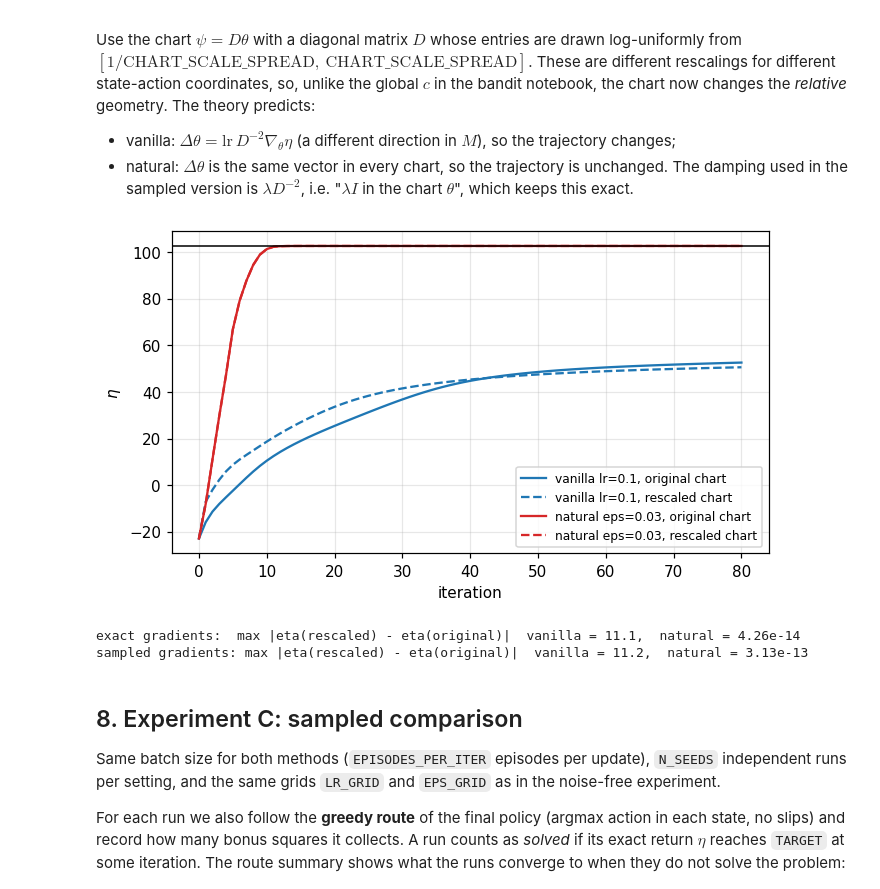
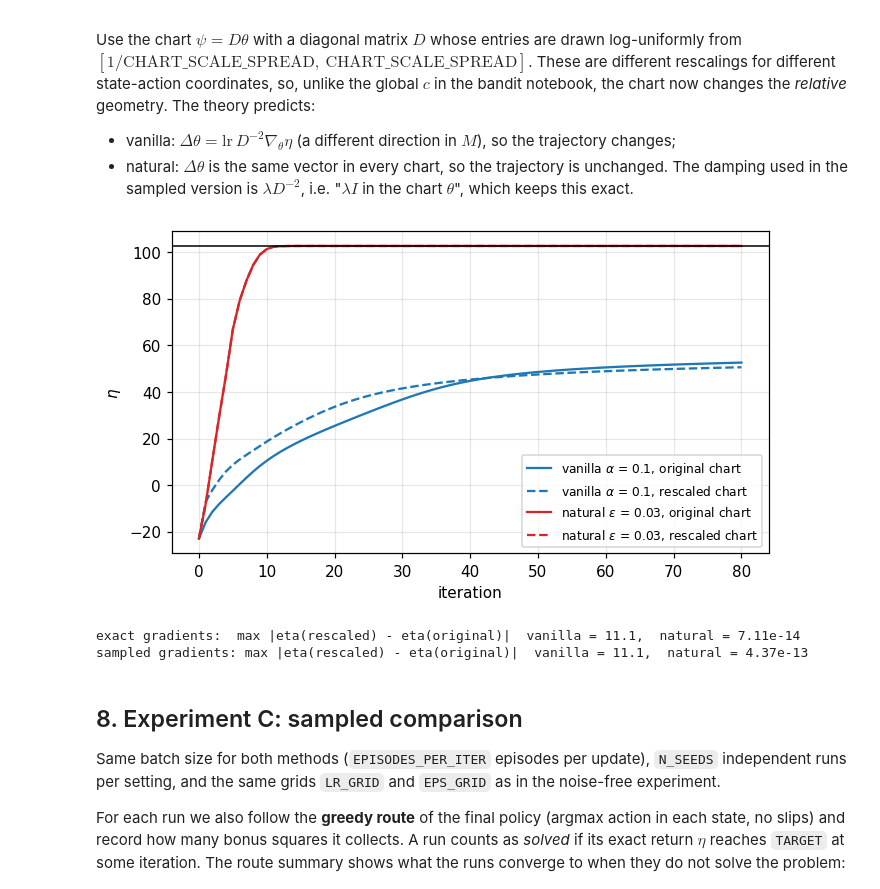
Before and after one commit to emilhauselvargha-byte/natural-policy-gradient, a Jupyter notebook: notebooks/natural_gradient_gridworld.ipynb, the cells around one changed output. Cells and saved outputs as stored; diff of their text form; code cells hidden in the pictures.

```diff
--- a/notebooks/natural_gradient_gridworld.ipynb
+++ b/notebooks/natural_gradient_gridworld.ipynb
@@ -64,7 +64,7 @@ INIT_SEED   = 0     # seed for the initial coordinates when INIT_STD > 0
 
 # ---- sampling ------------------------------------------------------------------------
 MAX_STEPS           = 1000    # episodes are cut after this many moves
-EPISODES_PER_ITER   = 3000     # episodes sampled per policy update
+EPISODES_PER_ITER   = 6000     # episodes sampled per policy update
 BASELINE            = "exact"   # "exact": subtract V^pi(s) (exact, state-only);  "none": no baseline
 
 # ---- optimisation experiments --------------------------------------------------------
@@ -80,6 +80,10 @@ MIN_EFFECTIVE_VISITS = 10.0 # shrink sampled state updates when local effective
 MAX_LOGIT_STEP = 50.0       # no update may change any coordinate theta_{s,a} by more than this (None = no cap).
                             # Safeguard for near-deterministic policies, where the KL-budget step size blows up.
 SUCCESS_FRAC = 0.95         # "solved" = reaching eta_init + SUCCESS_FRAC * (eta_star - eta_init)
+
+def hp_label(m):
+    """Plot label of the hyperparameter of a method: alpha (learning rate) for vanilla, epsilon (KL budget) for natural."""
+    return r"$\alpha$" if m in ("vanilla", "lr") else r"$\varepsilon$"
 # %% [markdown]
 ## 1. Layout and MDP
 
@@ -434,7 +438,7 @@ def exact_sweep():
     for ax, method, grid, name in [(axes[0], "vanilla", LR_GRID, "lr"), (axes[1], "natural", EPS_GRID, "eps")]:
         for hp in grid:
             curve = run_exact(method, N_ITERS_EXACT, **{name: hp})
-            ax.plot(curve, label=f"{name}={hp:g}")
+            ax.plot(curve, label=f"{hp_label(name)} = {hp:g}")
             rows.append((method, f"{name}={hp:g}", curve))
         ax.axhline(ETA_STAR, color="k", lw=1); ax.axhline(ETA_NOBONUS, color="k", lw=1, ls=":")
         ax.axhline(TARGET, color="gray", lw=1, ls="--")
@@ -713,37 +717,37 @@ Use the chart $\psi=D\theta$ with a diagonal matrix $D$ whose entries are drawn
 # %%
 rng_scales = np.random.default_rng(123)
 SCALES = np.exp(rng_scales.uniform(-np.log(CHART_SCALE_SPREAD), np.log(CHART_SCALE_SPREAD), N_PARAMS))
 
 lr_ref  = LR_GRID[len(LR_GRID) // 2]
 eps_ref = EPS_GRID[len(EPS_GRID) // 2]
 n_it = min(N_ITERS_EXACT, 80)
 curves = {
-    f"vanilla lr={lr_ref:g}, original chart":     run_exact("vanilla", n_it, lr=lr_ref),
-    f"vanilla lr={lr_ref:g}, rescaled chart":      run_exact("vanilla", n_it, lr=lr_ref, scales=SCALES),
-    f"natural eps={eps_ref:g}, original chart":    run_exact("natural", n_it, eps=eps_ref),
-    f"natural eps={eps_ref:g}, rescaled chart":    run_exact("natural", n_it, eps=eps_ref, scales=SCALES),
+    f"vanilla {hp_label('lr')} = {lr_ref:g}, original chart":     run_exact("vanilla", n_it, lr=lr_ref),
+    f"vanilla {hp_label('lr')} = {lr_ref:g}, rescaled chart":      run_exact("vanilla", n_it, lr=lr_ref, scales=SCALES),
+    f"natural {hp_label('eps')} = {eps_ref:g}, original chart":    run_exact("natural", n_it, eps=eps_ref),
+    f"natural {hp_label('eps')} = {eps_ref:g}, rescaled chart":    run_exact("natural", n_it, eps=eps_ref, scales=SCALES),
 }
 fig, ax = plt.subplots(figsize=(7, 3.8))
 styles = ["-", "--", "-", "--"]; colors = ["C0", "C0", "C3", "C3"]
 for (name, c), ls, col in zip(curves.items(), styles, colors): ax.plot(c, ls=ls, color=col, label=name)
 ax.axhline(ETA_STAR, color="k", lw=1); ax.set_xlabel("iteration"); ax.set_ylabel(r"$\eta$"); ax.legend(fontsize=8); ax.grid(alpha=.3)
 plt.show()
 k = list(curves.values())
 print("exact gradients:  max |eta(rescaled) - eta(original)|  vanilla = %.3g,  natural = %.3g"
       % (np.abs(k[0] - k[1]).max(), np.abs(k[2] - k[3]).max()))
 
 # Same test with SAMPLED gradients. Statewise damping is transformed covariantly in the chart;
 # finite-sample estimates should remain invariant up to numerical/Monte Carlo effects.
 v1, _ = run_sampled("vanilla", 40, 0, lr=lr_ref)
 v2, _ = run_sampled("vanilla", 40, 0, lr=lr_ref, scales=SCALES)
 n1, _ = run_sampled("natural", 40, 0, eps=eps_ref)
 n2, _ = run_sampled("natural", 40, 0, eps=eps_ref, scales=SCALES)
 print("sampled gradients: max |eta(rescaled) - eta(original)|  vanilla = %.3g,  natural = %.3g"
       % (np.abs(v1 - v2).max(), np.abs(n1 - n2).max()))
 # %% [output]
-[figure, old version]
+[figure, new version]
-exact gradients:  max |eta(rescaled) - eta(original)|  vanilla = 11.1,  natural = 4.26e-14
-sampled gradients: max |eta(rescaled) - eta(original)|  vanilla = 11.2,  natural = 3.13e-13
+exact gradients:  max |eta(rescaled) - eta(original)|  vanilla = 11.1,  natural = 7.11e-14
+sampled gradients: max |eta(rescaled) - eta(original)|  vanilla = 11.1,  natural = 4.37e-13
 # %% [markdown]
 ## 8. Experiment C: sampled comparison
 
```
Also changed, not shown: parts of 4 cells of this notebook, 21 other files.
